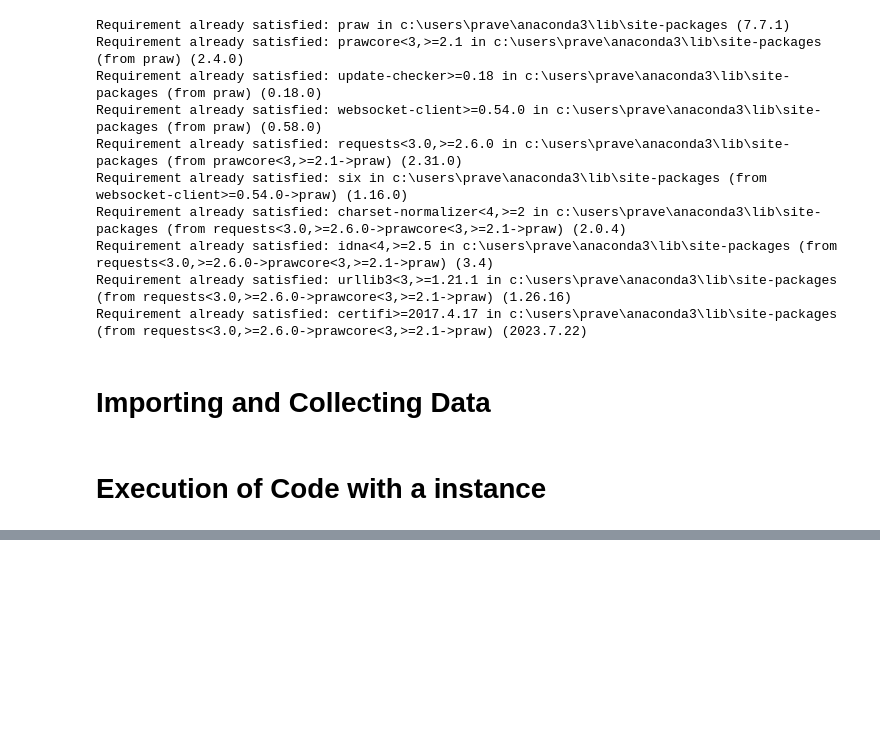
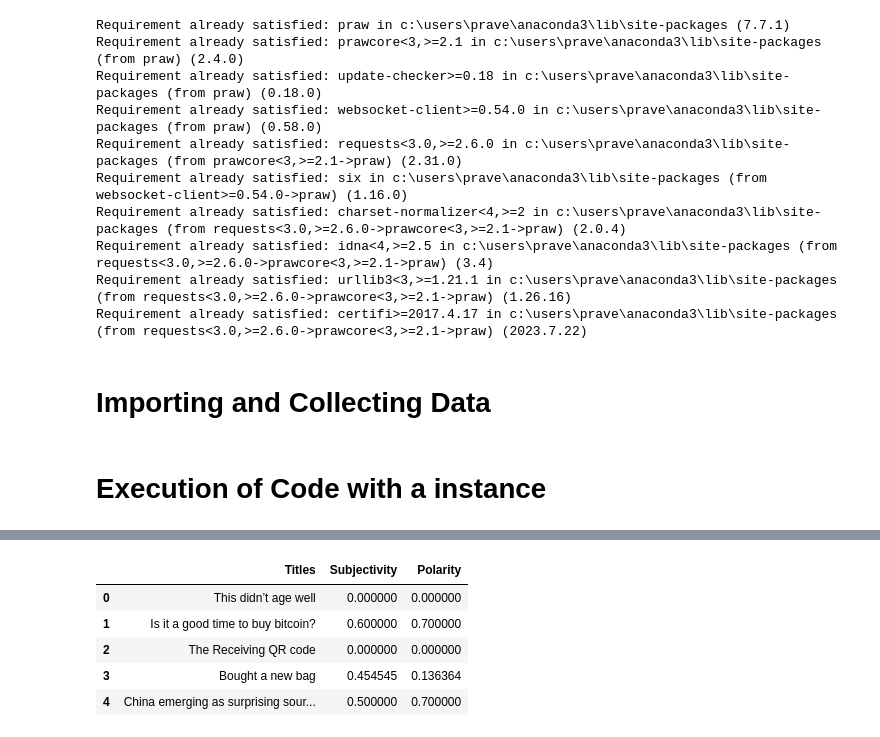
Before and after one commit to Praveen-Suryadevara/praveen-suryadevara, a Jupyter notebook: class3.ipynb, the cells around one changed output, grey strips where cells are left out. Cells and saved outputs as stored; diff of their text form; code cells hidden in the pictures; blank space fills up the shorter version.

```diff
--- a/class3.ipynb
+++ b/class3.ipynb
@@ -53,0 +122,30 @@ https://www.reddit.com/r/Bitcoin/comments/16bm9de/bitcoin_newcomers_faq_please_r
+# %%
+#Next we have to remove emoji & Unicode from the reddit data.
+def remove_emoji(string):
+    emoji_pattern = re.compile("["
+                               u"\U0001F600-\U0001F64F"  # emoticons
+                               u"\U0001F300-\U0001F5FF"  # symbols & pictographs
+                               u"\U0001F680-\U0001F6FF"  # transport & map symbols
+                               u"\U0001F1E0-\U0001F1FF"  # flags (iOS)
+                               u"\U00002500-\U00002BEF"  # chinese char
+                               u"\U00002702-\U000027B0"
+                               u"\U00002702-\U000027B0"
+                               u"\U000024C2-\U0001F251"
+                               u"\U0001f926-\U0001f937"
+                               u"\U00010000-\U0010ffff"
+                               u"\u2640-\u2642"
+                               u"\u2600-\u2B55"
+                               u"\u200d"
+                               u"\u23cf"
+                               u"\u23e9"
+                               u"\u231a"
+                               u"\ufe0f"  # dingbats
+                               u"\u3030"
+                               "]+", flags=re.UNICODE)
+    return emoji_pattern.sub(r'', string)
+
+#Cleaning the text
+bitcoin_df["Titles"]= bitcoin_df["Titles"].apply(remove_emoji)
+
+#Show the clean text
+bitcoin_df.head()
@@ -53,0 +180,22 @@ https://www.reddit.com/r/Bitcoin/comments/16bm9de/bitcoin_newcomers_faq_please_r
+# %%
+#Create a function to get the subjectivity
+def getSubjectivity(text):
+    return TextBlob(text).sentiment.subjectivity
+
+#Create a function to get Polarity
+def getPolarity(text):
+    return TextBlob(text).sentiment.polarity
+
+#Now we create a new column for what we just did and add it to the Tweet_df dataframe
+bitcoin_df['Subjectivity'] = bitcoin_df['Titles'].apply(getSubjectivity)
+bitcoin_df['Polarity'] = bitcoin_df['Titles'].apply(getPolarity)
+
+#Now display data
+bitcoin_df.head()
+# %% [output]
+|  | Titles | Subjectivity | Polarity |
+| 0 | This didn’t age well | 0.000000 | 0.000000 |
+| 1 | Is it a good time to buy bitcoin? | 0.600000 | 0.700000 |
+| 2 | The Receiving QR code | 0.000000 | 0.000000 |
+| 3 | Bought a new bag | 0.454545 | 0.136364 |
+| 4 | China emerging as surprising sour... | 0.500000 | 0.700000 |
```
Also changed, not shown: parts of 21 cells of this notebook.
